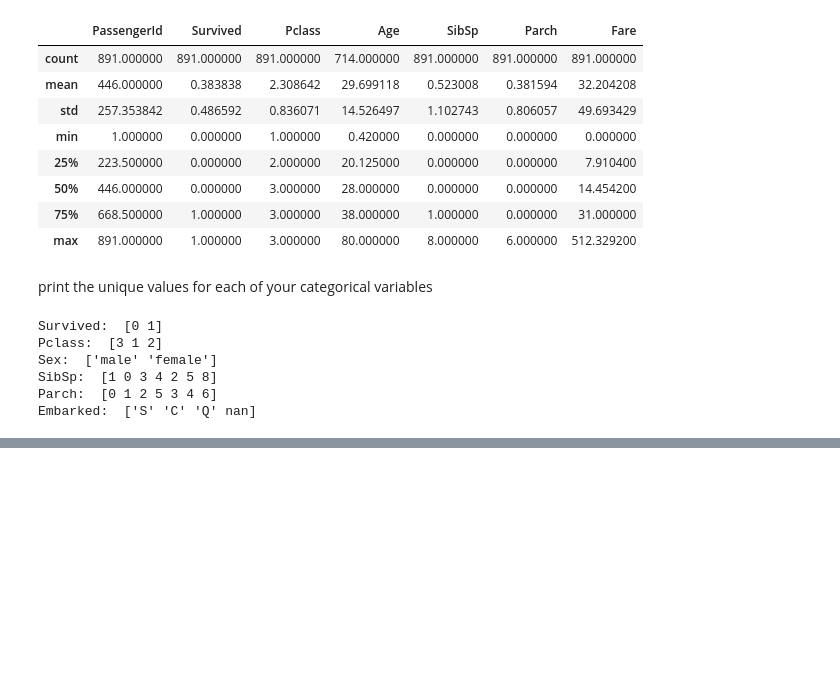
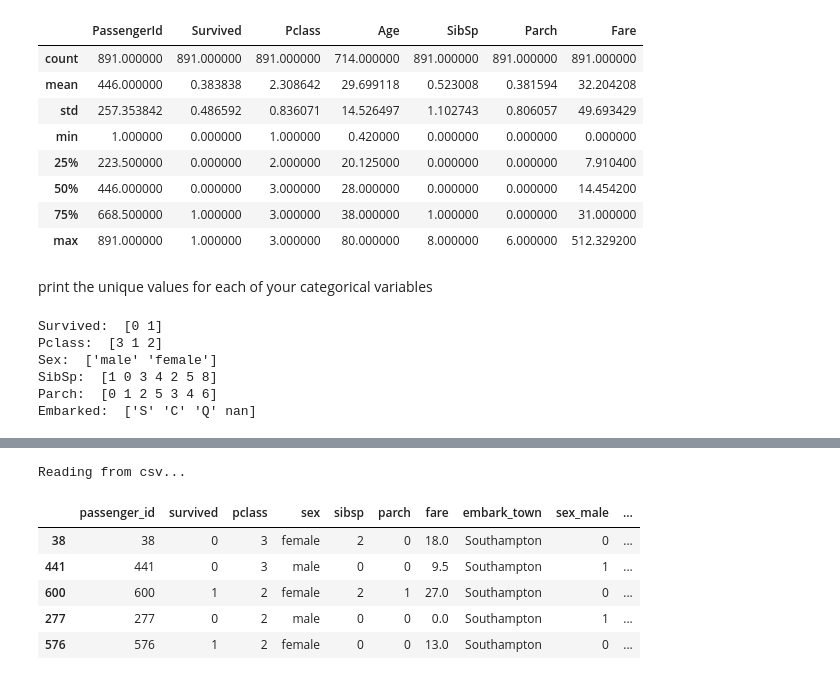
Before and after one commit to ChrisTeceno/classification-exercises, a Jupyter notebook: classification_exercises.ipynb, the cells around one changed output, grey strips where cells are left out. Drawn from its saved outputs; the diff is of its cells as text; code cells hidden in the pictures; blank space fills up the shorter version.

```diff
--- a/classification_exercises.ipynb
+++ b/classification_exercises.ipynb
@@ -238,0 +283,3 @@ Reading from csv...
+# %%
+#remove class
+df = df.drop(columns=['class','embarked','alone'])
@@ -238,0 +302,19 @@ Reading from csv...
+# %%
+def prep_titanic(df = acquire.get_titanic_data()):
+    #d rop class, embarked and alone becuause they are repetive or covered by other vars
+    df = df.drop(columns=['class','embarked','alone'])
+    # keep columns with less than 10 nulls
+    df = df.loc[:,df.isna().sum()<10]
+    # make dummies and add them
+    df = pd.concat([df,(pd.get_dummies(df[['sex','embark_town']], dummy_na=False, drop_first=True))],axis =1)
+    return df
+df = prep_titanic()
+df.sample(5)
+# %% [output]
+Reading from csv...
+|  | passenger_id | survived | pclass | sex | sibsp | parch | fare | embark_town | sex_male | ... |
+| 38 | 38 | 0 | 3 | female | 2 | 0 | 18.0 | Southampton | 0 | ... |
+| 441 | 441 | 0 | 3 | male | 0 | 0 | 9.5 | Southampton | 1 | ... |
+| 600 | 600 | 1 | 2 | female | 2 | 1 | 27.0 | Southampton | 0 | ... |
+| 277 | 277 | 0 | 2 | male | 0 | 0 | 0.0 | Southampton | 1 | ... |
+| 576 | 576 | 1 | 2 | female | 0 | 0 | 13.0 | Southampton | 0 | ... |
```
Also changed, not shown: parts of 19 cells of this notebook, 2 other files.
